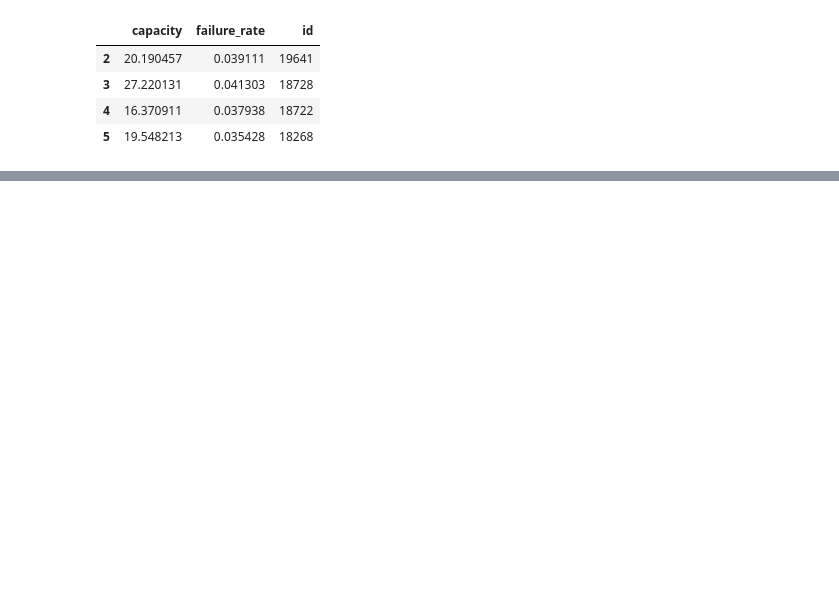
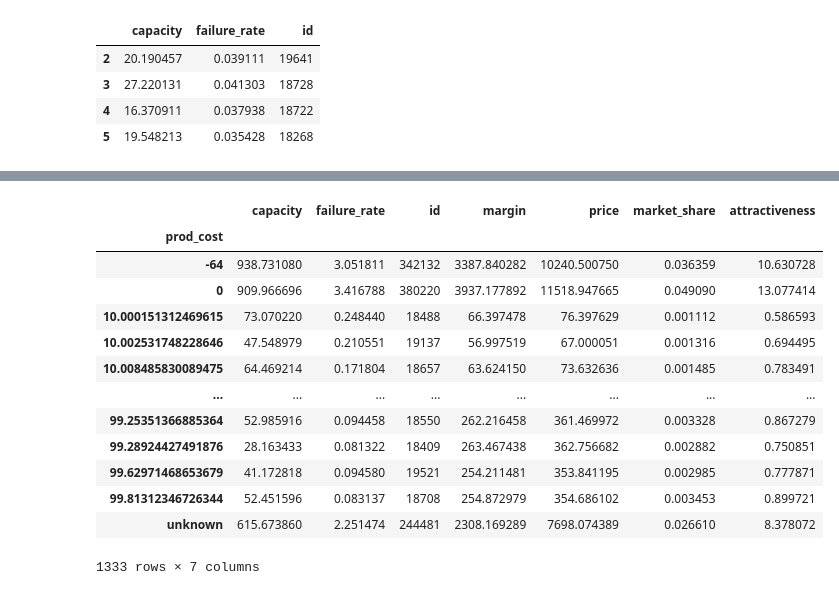
Before and after one commit to rawanst/Bachelor_Python_Pandas_NumPy, a Jupyter notebook: Untitled1.ipynb, the cells around one changed output, grey strips where cells are left out. Saved outputs shown, nothing was run; the diff lists cells and outputs as text; code cells hidden in the pictures; blank space fills up the shorter version.

```diff
--- a/Untitled1.ipynb
+++ b/Untitled1.ipynb
@@ -77,0 +161,18 @@ df[df['id'].isin([18259,18262])]
+# %%
+#QUESTION 3
+df.groupby('prod_cost').sum()
+# %% [output]
+|  | capacity | failure_rate | id | margin | price | market_share | attractiveness |
+| prod_cost |  |  |  |  |  |  |  |
+| -64 | 938.731080 | 3.051811 | 342132 | 3387.840282 | 10240.500750 | 0.036359 | 10.630728 |
+| 0 | 909.966696 | 3.416788 | 380220 | 3937.177892 | 11518.947665 | 0.049090 | 13.077414 |
+| 10.000151312469615 | 73.070220 | 0.248440 | 18488 | 66.397478 | 76.397629 | 0.001112 | 0.586593 |
+| 10.002531748228646 | 47.548979 | 0.210551 | 19137 | 56.997519 | 67.000051 | 0.001316 | 0.694495 |
+| 10.008485830089475 | 64.469214 | 0.171804 | 18657 | 63.624150 | 73.632636 | 0.001485 | 0.783491 |
+| ... | ... | ... | ... | ... | ... | ... | ... |
+| 99.25351366885364 | 52.985916 | 0.094458 | 18550 | 262.216458 | 361.469972 | 0.003328 | 0.867279 |
+| 99.28924427491876 | 28.163433 | 0.081322 | 18409 | 263.467438 | 362.756682 | 0.002882 | 0.750851 |
+| 99.62971468653679 | 41.172818 | 0.094580 | 19521 | 254.211481 | 353.841195 | 0.002985 | 0.777871 |
+| 99.81312346726344 | 52.451596 | 0.083137 | 18708 | 254.872979 | 354.686102 | 0.003453 | 0.899721 |
+| unknown | 615.673860 | 2.251474 | 244481 | 2308.169289 | 7698.074389 | 0.026610 | 8.378072 |
+1333 rows × 7 columns
```
Also changed, not shown: parts of 25 cells of this notebook, 1 other file.
